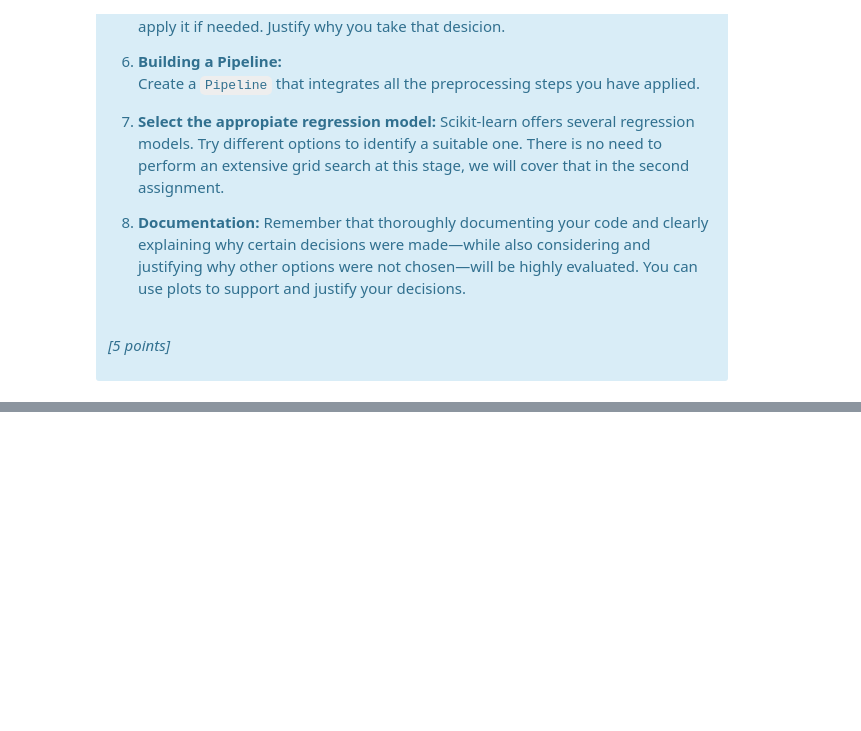
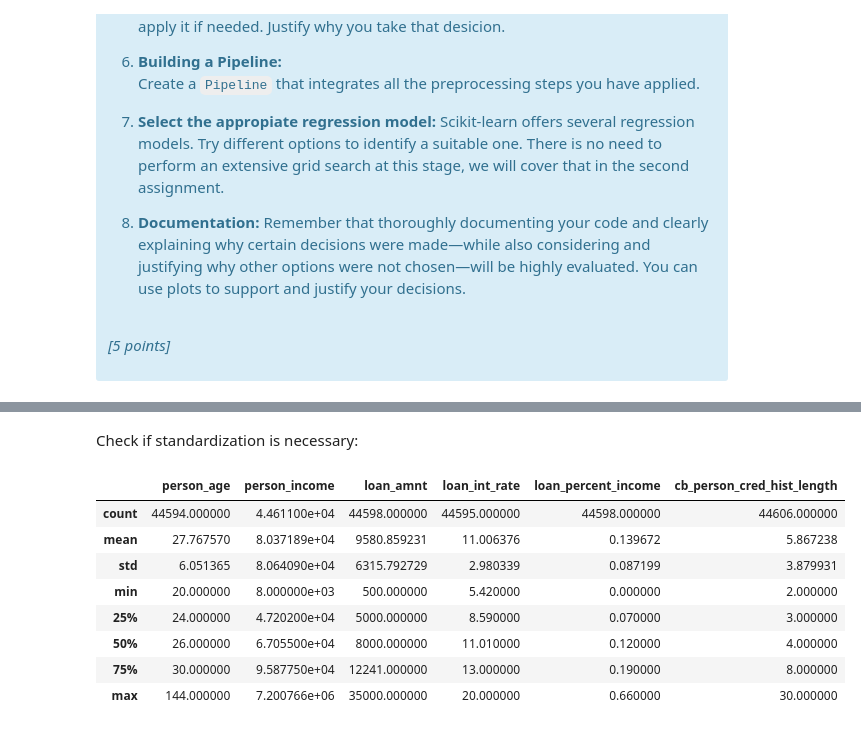
Before and after one commit to smelkk/AI_Assignment1, a Jupyter notebook: A1.ipynb, the cells around one changed output, grey strips where cells are left out. Saved outputs shown, nothing was run; the diff lists cells and outputs as text; code cells hidden in the pictures; blank space fills up the shorter version.

```diff
--- a/A1.ipynb
+++ b/A1.ipynb
@@ -264,0 +321,15 @@ y = y.dropna()
+# %% [markdown]
+Check if standardization is necessary:
+# %%
+numeric_columns = ['person_age', 'person_income', 'loan_amnt', 'loan_int_rate', 'loan_percent_income', 'cb_person_cred_hist_length']
+X[numeric_columns].describe()
+# %% [output]
+|  | person_age | person_income | loan_amnt | loan_int_rate | loan_percent_income | cb_person_cred_hist_length |
+| count | 44594.000000 | 4.461100e+04 | 44598.000000 | 44595.000000 | 44598.000000 | 44606.000000 |
+| mean | 27.767570 | 8.037189e+04 | 9580.859231 | 11.006376 | 0.139672 | 5.867238 |
+| std | 6.051365 | 8.064090e+04 | 6315.792729 | 2.980339 | 0.087199 | 3.879931 |
+| min | 20.000000 | 8.000000e+03 | 500.000000 | 5.420000 | 0.000000 | 2.000000 |
+| 25% | 24.000000 | 4.720200e+04 | 5000.000000 | 8.590000 | 0.070000 | 3.000000 |
+| 50% | 26.000000 | 6.705500e+04 | 8000.000000 | 11.010000 | 0.120000 | 4.000000 |
+| 75% | 30.000000 | 9.587750e+04 | 12241.000000 | 13.000000 | 0.190000 | 8.000000 |
+| max | 144.000000 | 7.200766e+06 | 35000.000000 | 20.000000 | 0.660000 | 30.000000 |
```
Also changed, not shown: parts of 22 cells of this notebook.
